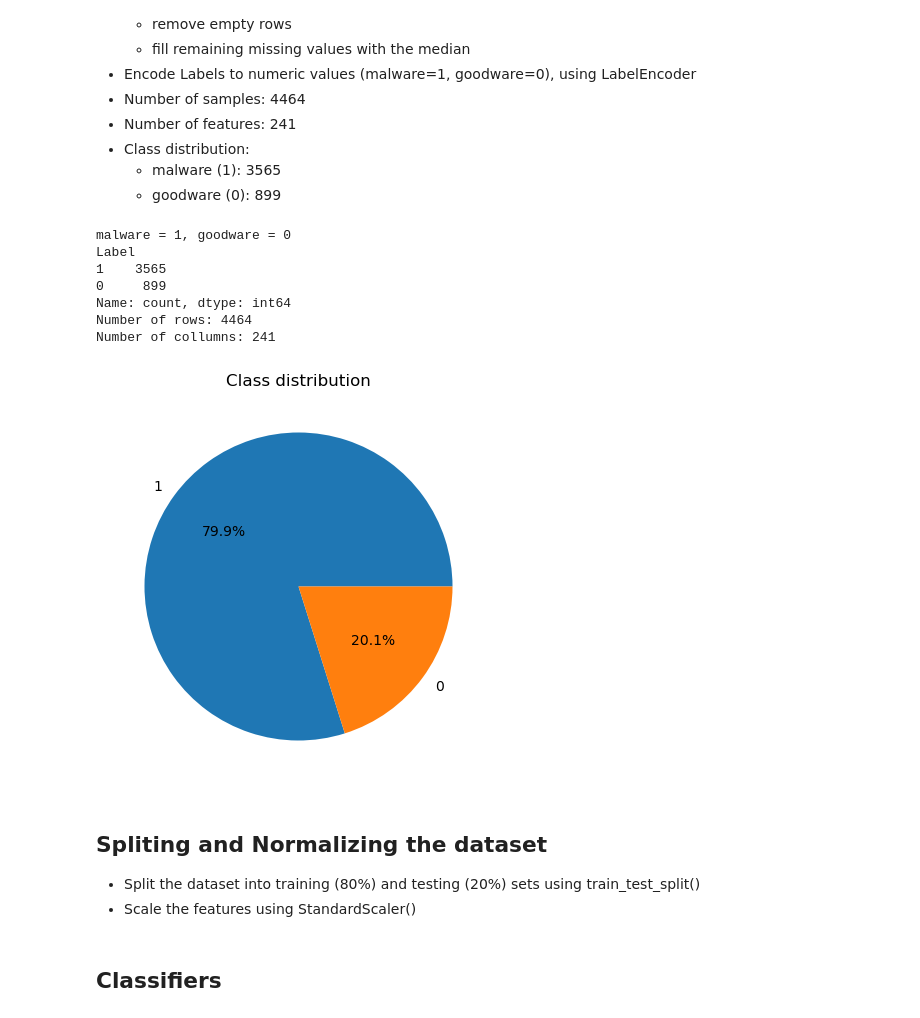
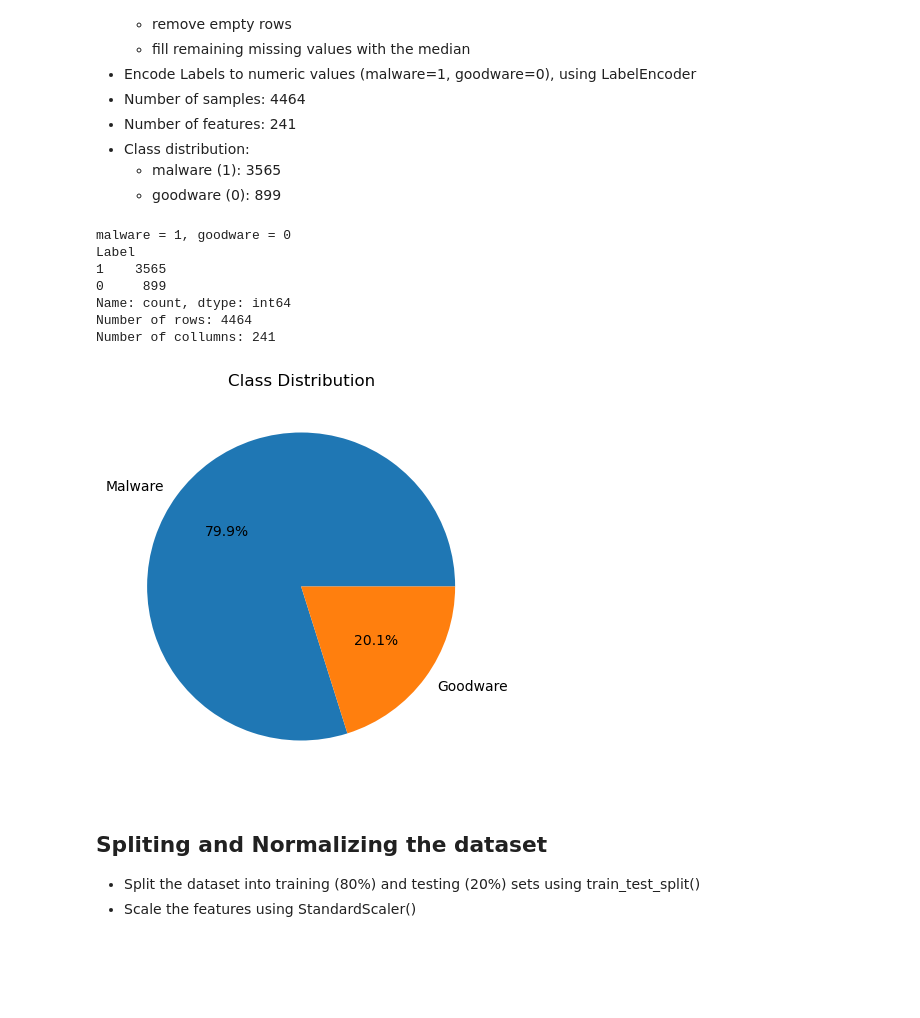
Before and after one commit to Miragaia/MDLE_PROJECT1, a Jupyter notebook: predictive_modelling.ipynb, the cells around one changed output. Saved outputs shown, nothing was run; the diff lists cells and outputs as text; code cells hidden in the pictures; blank space fills up the shorter version.

Commit message:
feat: adding more metrics and visualizations, dividing dataset into training and test

```diff
--- a/predictive_modelling.ipynb
+++ b/predictive_modelling.ipynb
@@ -30,36 +29,38 @@ df = pd.read_csv(file_path)
 
 df = df.dropna()
 df.isnull().sum()
 
 df.iloc[:, :-1] = df.iloc[:, :-1].fillna(df.iloc[:, :-1].median())      #copilot helped me with this line (filling missing values with median)
 
 label_encoder = LabelEncoder()
 df['Label'] = label_encoder.fit_transform(df['Label'])                  # malware = 1, goodware = 0
 
 class_counts = Counter(df['Label'])
 print("malware = 1, goodware = 0")
 
 Class = df['Label']
 print(Class.value_counts())
 
 X, y = df.drop(columns=['Label']), df['Label']
 
 print("Number of rows:", len(X))
 print("Number of collumns:", len(X.columns))
 
+labels = {0: "Goodware", 1: "Malware"}
+
 plt.figure(figsize=(10, 5))
-plt.pie(class_counts.values(), labels=class_counts.keys(), autopct='%1.1f%%')
-plt.title("Class distribution")
+plt.pie(class_counts.values(), labels=[labels[k] for k in class_counts.keys()], autopct='%1.1f%%')
+plt.title("Class Distribution")
 plt.show()
 # %% [output]
 malware = 1, goodware = 0
 Label
 1    3565
 0     899
 Name: count, dtype: int64
 Number of rows: 4464
 Number of collumns: 241
-[figure, old version]
+[figure, new version]
 # %% [markdown]
 ## Spliting and Normalizing the dataset
 * Split the dataset into training (80%) and testing (20%) sets using train_test_split()
@@ -70,5 +71,3 @@ X_train, X_test, y_train, y_test = train_test_split(X, y, test_size=0.2, random_
 scaler = StandardScaler()
 X_train = scaler.fit_transform(X_train)
 X_test = scaler.transform(X_test)
-# %% [markdown]
-## Classifiers
```
Also changed, not shown: parts of 7 cells of this notebook.
